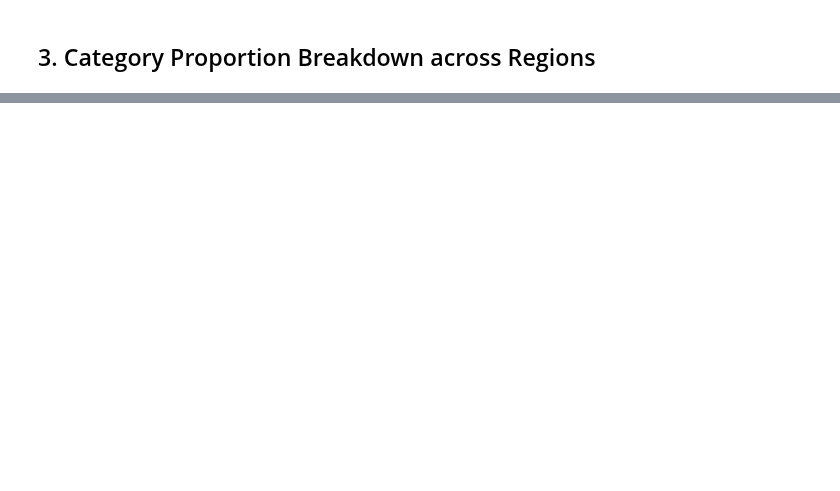
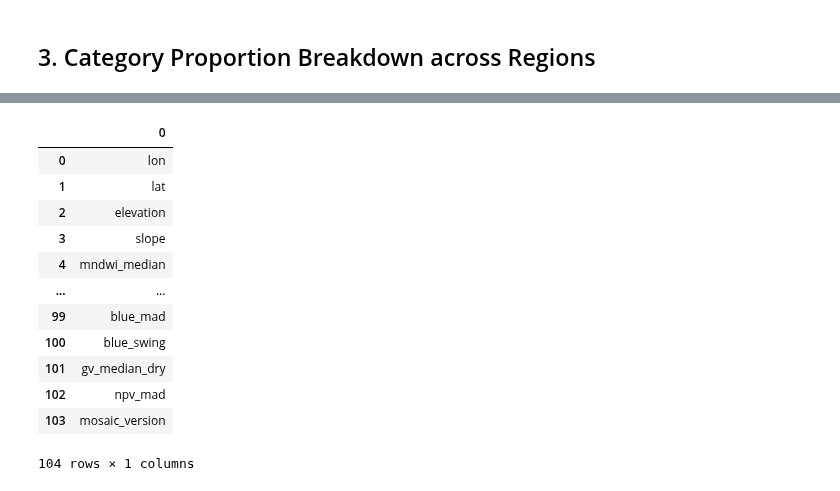
Before and after one commit to Nirzaree/ioln-final-parameter-search, a Jupyter notebook: 3b_ranked_features_EDA.ipynb, the cells around one changed output, grey strips where cells are left out. Saved outputs shown, nothing was run; the diff lists cells and outputs as text; code cells hidden in the pictures; blank space fills up the shorter version.

```diff
--- a/3b_ranked_features_EDA.ipynb
+++ b/3b_ranked_features_EDA.ipynb
@@ -200,0 +206,16 @@ plt.show()
+# %%
+df_rank
+# %% [output]
+|  | 0 |
+| 0 | lon |
+| 1 | lat |
+| 2 | elevation |
+| 3 | slope |
+| 4 | mndwi_median |
+| ... | ... |
+| 99 | blue_mad |
+| 100 | blue_swing |
+| 101 | gv_median_dry |
+| 102 | npv_mad |
+| 103 | mosaic_version |
+104 rows × 1 columns
```
Also changed, not shown: parts of 6 cells of this notebook.
